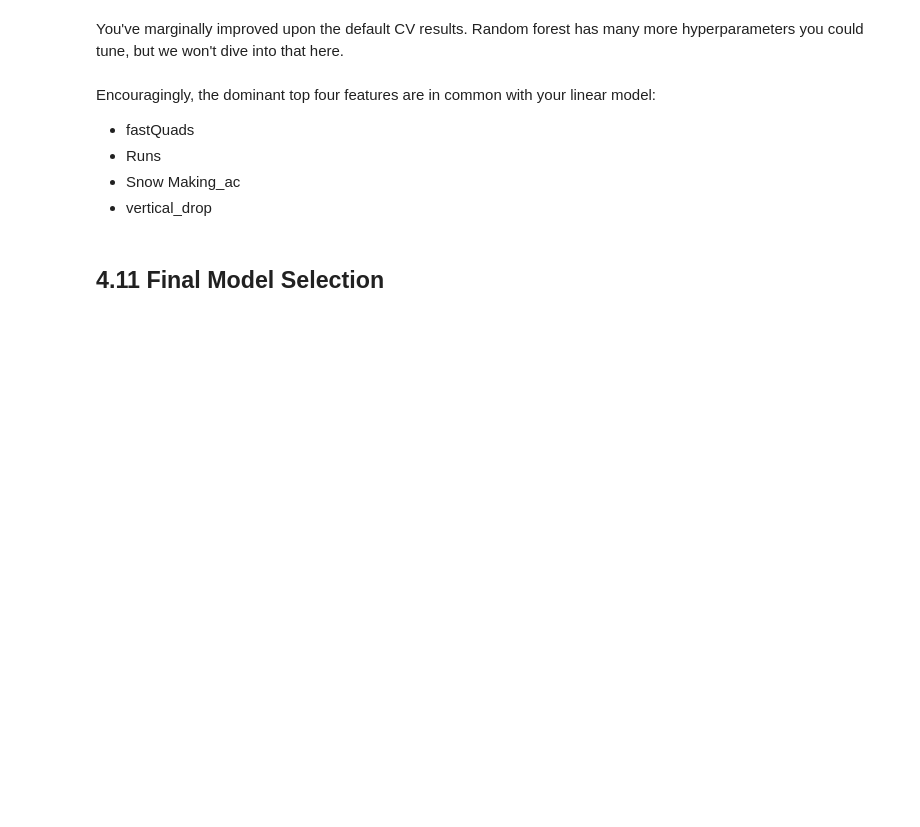
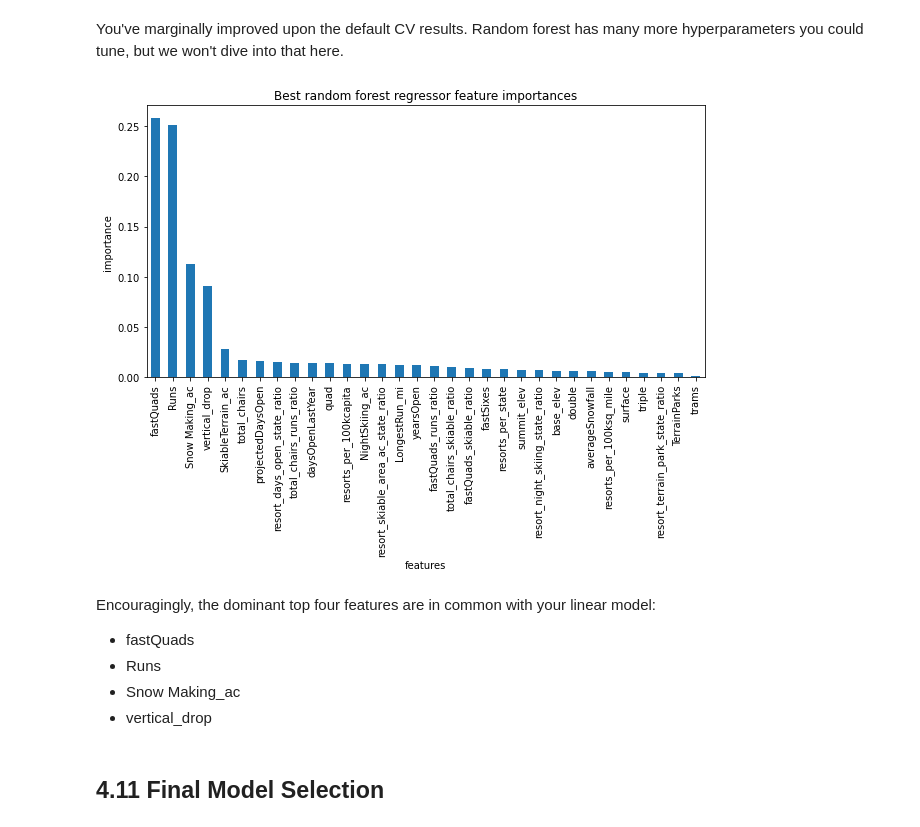
Before and after one commit to Lidan2022/Springboard, a Jupyter notebook: 04_preprocessing_and_training.ipynb, the cells around one changed output. Saved outputs shown, nothing was run; the diff lists cells and outputs as text; code cells hidden in the pictures; blank space fills up the shorter version.

```diff
--- a/04_preprocessing_and_training.ipynb
+++ b/04_preprocessing_and_training.ipynb
@@ -248,6 +256,6 @@ train_mean
 #Hint, call its `.fit()` method with `X_train` and `y_train` as arguments
 #Then print the object's `constant_` attribute and verify it's the same as the mean above
 dumb_reg = DummyRegressor(strategy='mean')
-dumb_reg.fit('X_train', 'y_train')
+dumb_reg.fit(X_train, y_train)
 dumb_reg.constant_
 # %% [output]
@@ -582,4 +680,4 @@ Here, a single call to the pipeline's `fit()` method combines the steps of learn
 # %%
 #Code task 15#
 #Call the pipe's `fit()` method with `X_train` and `y_train` as arguments
-pipe.fir(X_train, y_train)
+pipe.fit(X_train, y_train)
@@ -770,7 +943,7 @@ Time to stop the bad practice of repeatedly checking performance on the test spl
 #StandardScaler(),
 #and then RandomForestRegressor() with a random state of 47
 RF_pipe = make_pipeline(
-    SimpleImputer(strategy=median),
+    SimpleImputer(strategy='median'),
     StandardScaler(),
     RandomForestRegressor(random_state=47)
 )
@@ -803,7 +998,7 @@ grid_params
 #Code task 24#
 #Call `GridSearchCV` with the random forest pipeline, passing in the above `grid_params`
 #dict for parameters to evaluate, 5-fold cross-validation, and all available CPU cores (if desired)
-rf_grid_cv = GridSearchCV(pipeline, param_grid=grid_params, cv=5, n_jobs=-1)
+rf_grid_cv = GridSearchCV(RF_pipe, param_grid=grid_params, cv=5, n_jobs=-1)
 # %%
 #Code task 25#
 #Now call the `GridSearchCV`'s `fit()` method with `X_train` and `y_train` as arguments
@@ -826,17 +1046,19 @@ You've marginally improved upon the default CV results. Random forest has many m
 # %%
 #Code task 27#
 #Plot a barplot of the random forest's feature importances,
 #assigning the `feature_importances_` attribute of
 #`rf_grid_cv.best_estimator_.named_steps.randomforestregressor` to the name `imps` to then
 #create a pandas Series object of the feature importances, with the index given by the
 #training data column names, sorting the values in descending order
 plt.subplots(figsize=(10, 5))
-imps = rf_grid_cv.best_estimator_.named_steps.randomforestregressor.feature_importances
+imps = rf_grid_cv.best_estimator_.named_steps.randomforestregressor.feature_importances_
 rf_feat_imps = pd.Series(imps, index=X_train.columns).sort_values(ascending=False)
 rf_feat_imps.plot(kind='bar')
 plt.xlabel('features')
 plt.ylabel('importance')
 plt.title('Best random forest regressor feature importances');
+# %% [output]
+[figure, added]
 # %% [markdown]
 Encouragingly, the dominant top four features are in common with your linear model:
 * fastQuads
```
Also changed, not shown: parts of 66 cells of this notebook.
